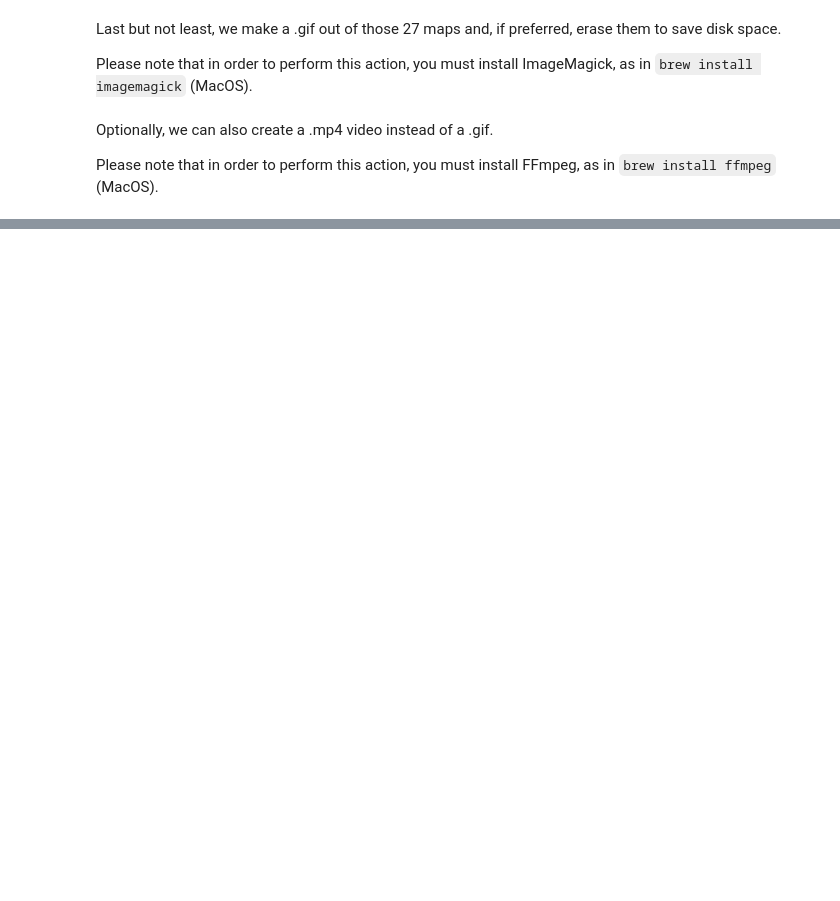
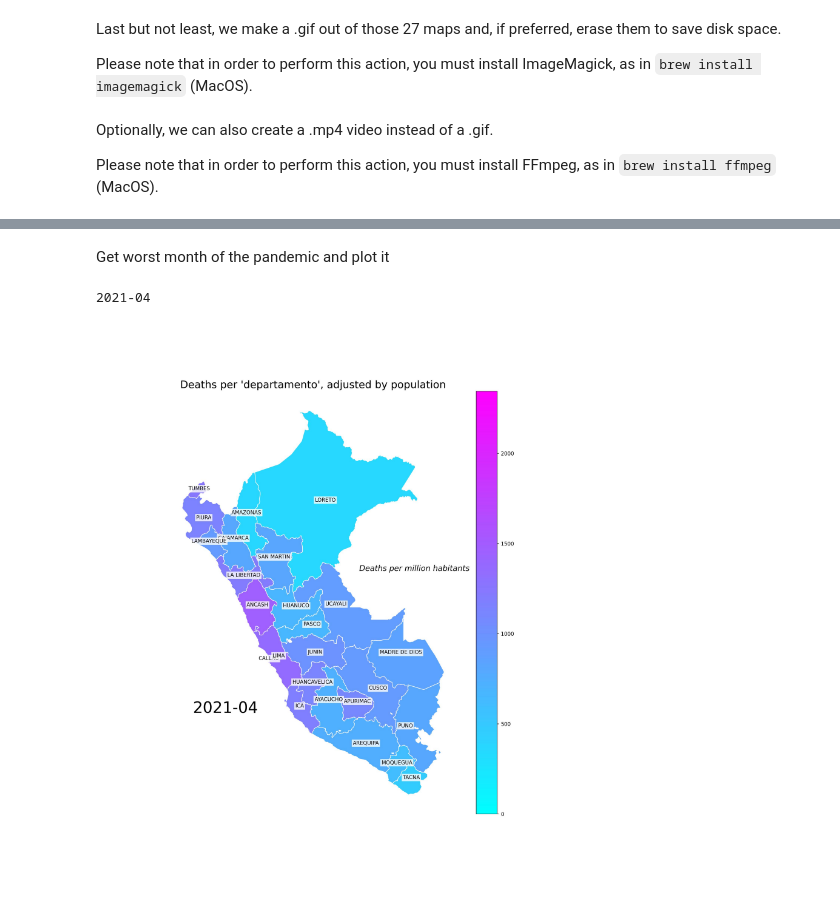
Before and after one commit to lheredias/covid19-peru-map, a Jupyter notebook: try.ipynb, the cells around one changed output, grey strips where cells are left out. Saved outputs shown, nothing was run; the diff lists cells and outputs as text; code cells hidden in the pictures; blank space fills up the shorter version.

```diff
--- a/try.ipynb
+++ b/try.ipynb
@@ -224,0 +209,14 @@ for month in final_df.columns.values:
+# %%
+# Calls plot function for each month
+if not os.path.exists("img"):
+  os.mkdir("img")
+title="Deaths per 'departamento', adjusted by population"
+vmin, vmax=0,final_df.max().max()
+df.columns
+i=1
+for month in final_df.columns.values:
+  filepath=plot(month,i)
+  print(f"{i} of {len(final_df.columns)} processed")
+  i+=1
+  if final_df.sum().idxmax()==month:
+    worst_month_chart_path=filepath
@@ -254,0 +324,9 @@ Final output:
+# %% [markdown]
+Get worst month of the pandemic and plot it
+# %%
+print(final_df.sum().idxmax())
+pil_img = Image(filename=worst_month_chart_path)
+display(pil_img)
+# %% [output]
+2021-04
+[figure, added]
```
Also changed, not shown: parts of 23 cells of this notebook, 2 other files.
